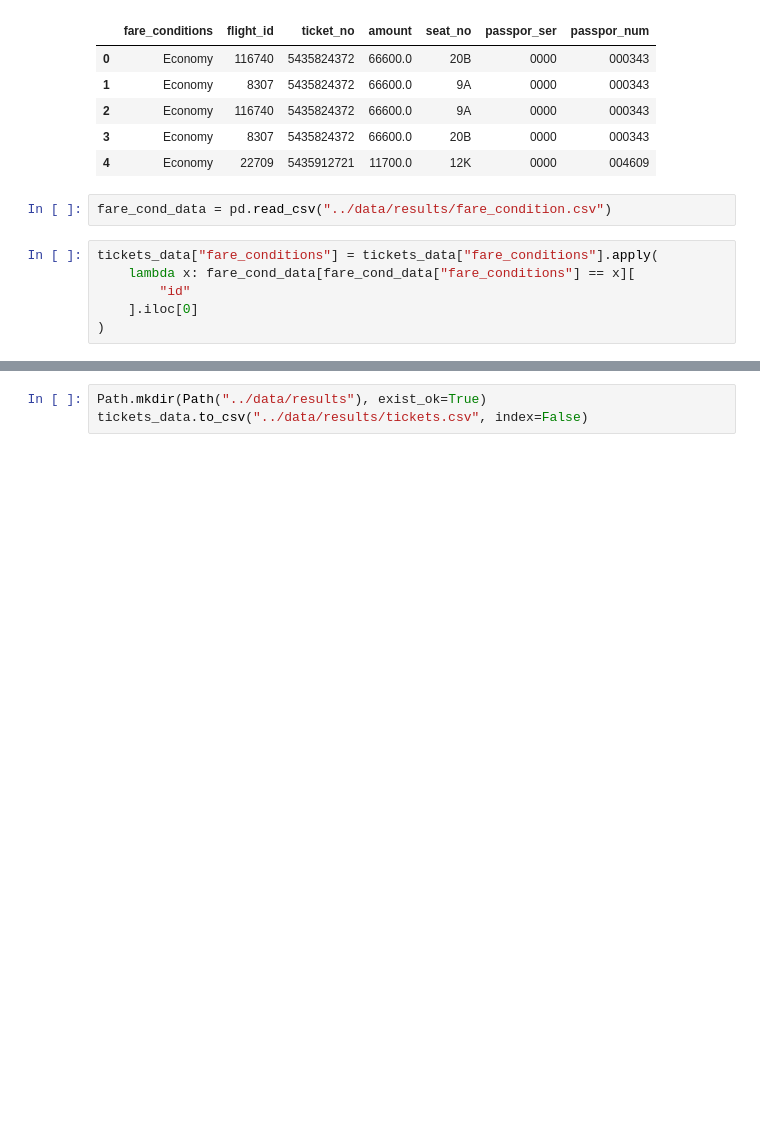
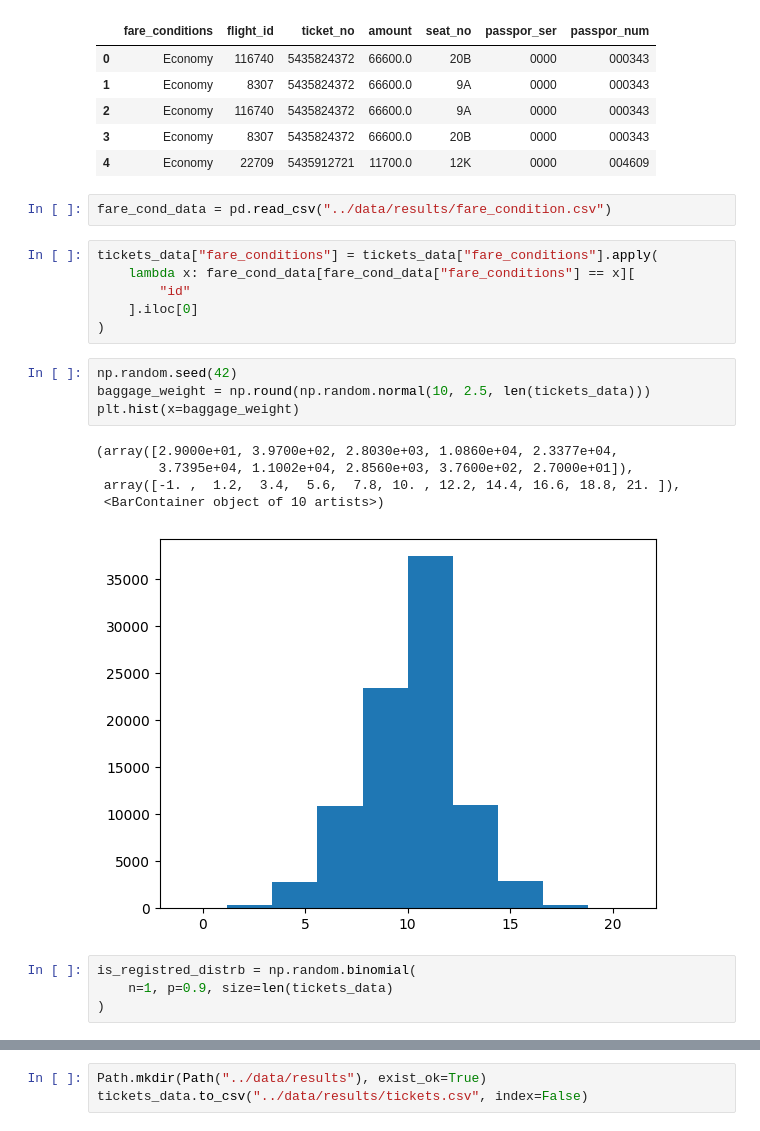
Before and after one commit to IvanSvyatykh/SemestrDatabaseWork, a Jupyter notebook: notebooks/refactor_tickets.ipynb, the cells around one changed output, grey strips where cells are left out. Drawn from its saved outputs; the diff is of its cells as text; blank space fills up the shorter version.

```diff
--- a/notebooks/refactor_tickets.ipynb
+++ b/notebooks/refactor_tickets.ipynb
@@ -36,3 +38,17 @@ tickets_data["fare_conditions"] = tickets_data["fare_conditions"].apply(
         "id"
     ].iloc[0]
 )
+# %%
+np.random.seed(42)
+baggage_weight = np.round(np.random.normal(10, 2.5, len(tickets_data)))
+plt.hist(x=baggage_weight)
+# %% [output]
+(array([2.9000e+01, 3.9700e+02, 2.8030e+03, 1.0860e+04, 2.3377e+04,
+        3.7395e+04, 1.1002e+04, 2.8560e+03, 3.7600e+02, 2.7000e+01]),
+ array([-1. ,  1.2,  3.4,  5.6,  7.8, 10. , 12.2, 14.4, 16.6, 18.8, 21. ]),
+ <BarContainer object of 10 artists>)
+[figure, added]
+# %%
+is_registred_distrb = np.random.binomial(
+    n=1, p=0.9, size=len(tickets_data)
+)
```
Also changed, not shown: parts of 3 cells of this notebook, 9 other files.
